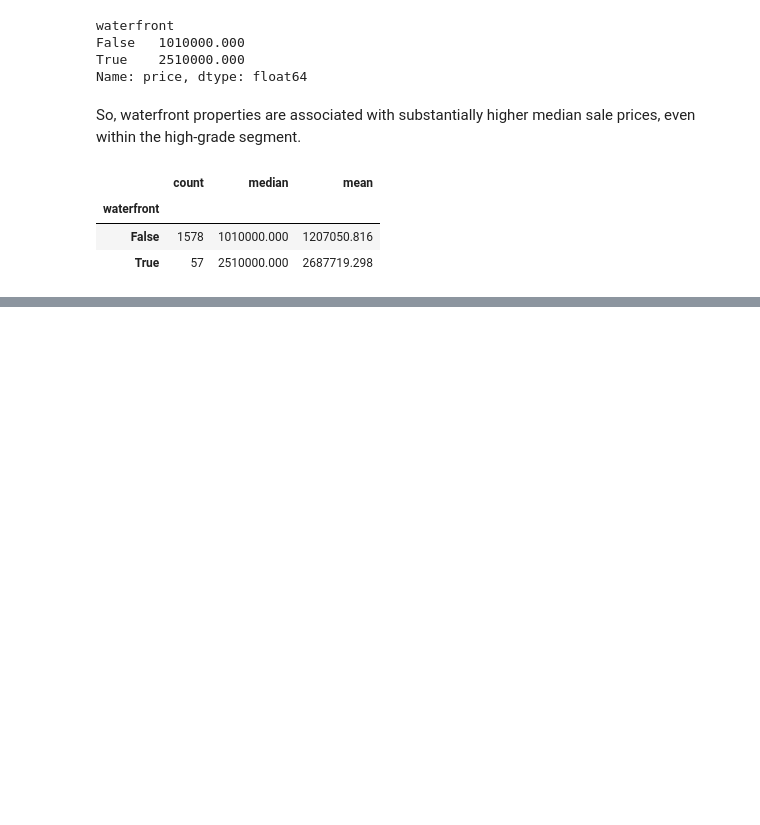
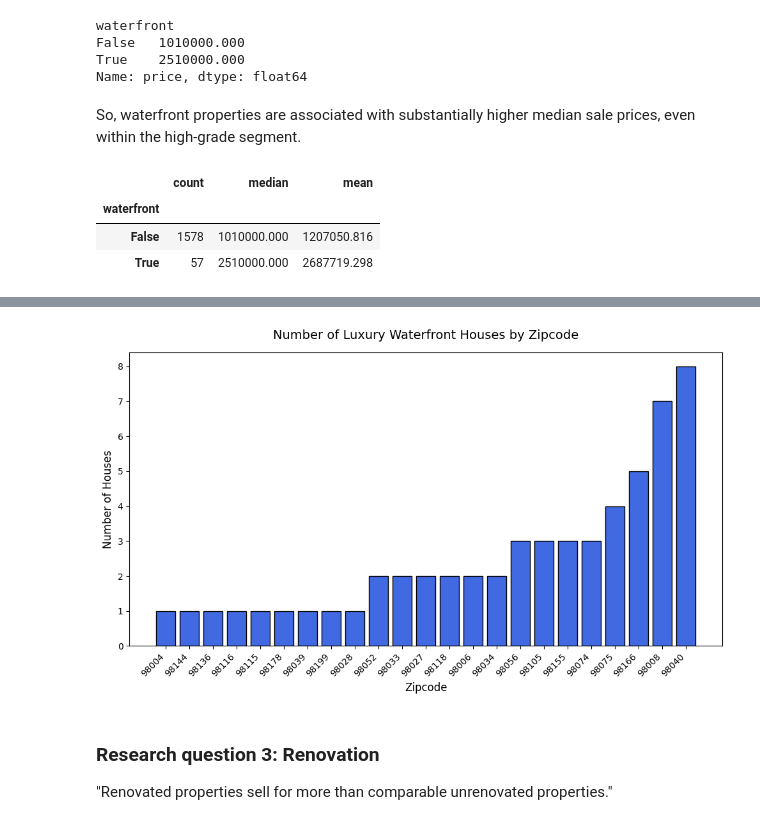
Before and after one commit to leopardb/ds-eda-project, a Jupyter notebook: 04_eda.ipynb, the cells around one changed output, grey strips where cells are left out. Drawn from its saved outputs; the diff is of its cells as text; code cells hidden in the pictures; blank space fills up the shorter version.

```diff
--- a/04_eda.ipynb
+++ b/04_eda.ipynb
@@ -381,0 +418,27 @@ df[df["grade"] >= 10].groupby("waterfront")["price"].agg(
+# %%
+goodzipcodes= df[df['waterfront'] & (df['grade'] >= 10)].groupby("zipcode").agg(n_waterfront=("waterfront", "count")).sort_values(by='n_waterfront')
+zipcode_labels = goodzipcodes.index.astype(str)
+
+fig, ax = plt.subplots(figsize=(10, 6))
+
+# Plot using the string labels instead of the raw numeric index
+bars = ax.bar(
+    zipcode_labels, goodzipcodes.n_waterfront, color='royalblue', edgecolor='black'
+)
+
+# Rotate the labels so they don't overlap each other
+plt.xticks(rotation=45, ha='right')
+
+# Add clean labeling
+ax.set_title('Number of Luxury Waterfront Houses by Zipcode', fontsize=14, pad=15)
+ax.set_xlabel('Zipcode', fontsize=12)
+ax.set_ylabel('Number of Houses', fontsize=12)
+
+plt.tight_layout()
+plt.show()
+# %% [output]
+[figure, added]
+# %% [markdown]
+### Research question 3: Renovation
+
+"Renovated properties sell for more than comparable unrenovated properties."
```
Also changed, not shown: parts of 11 cells of this notebook.
